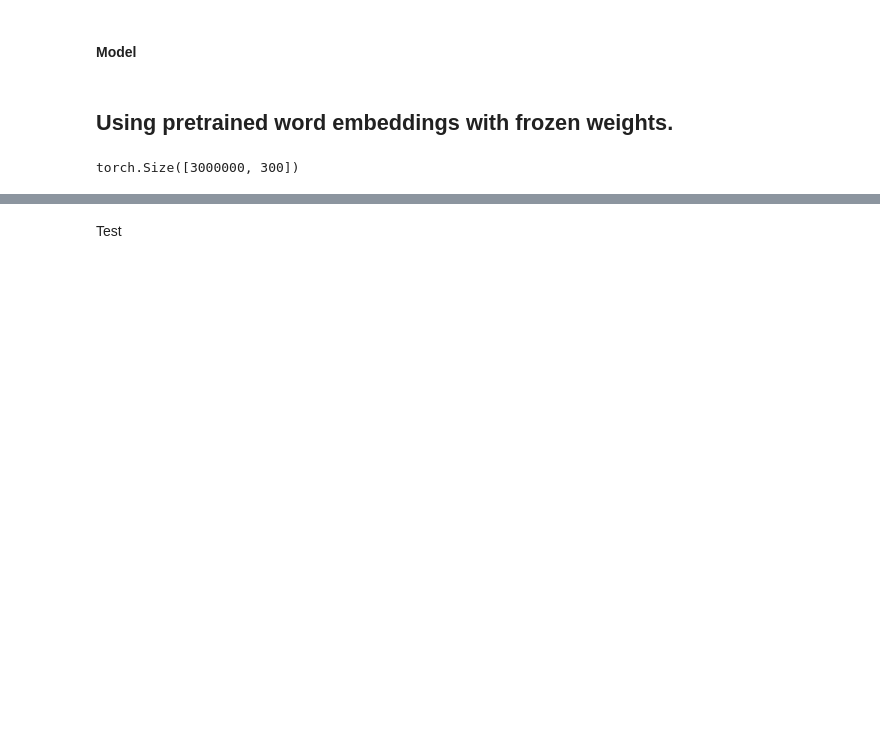
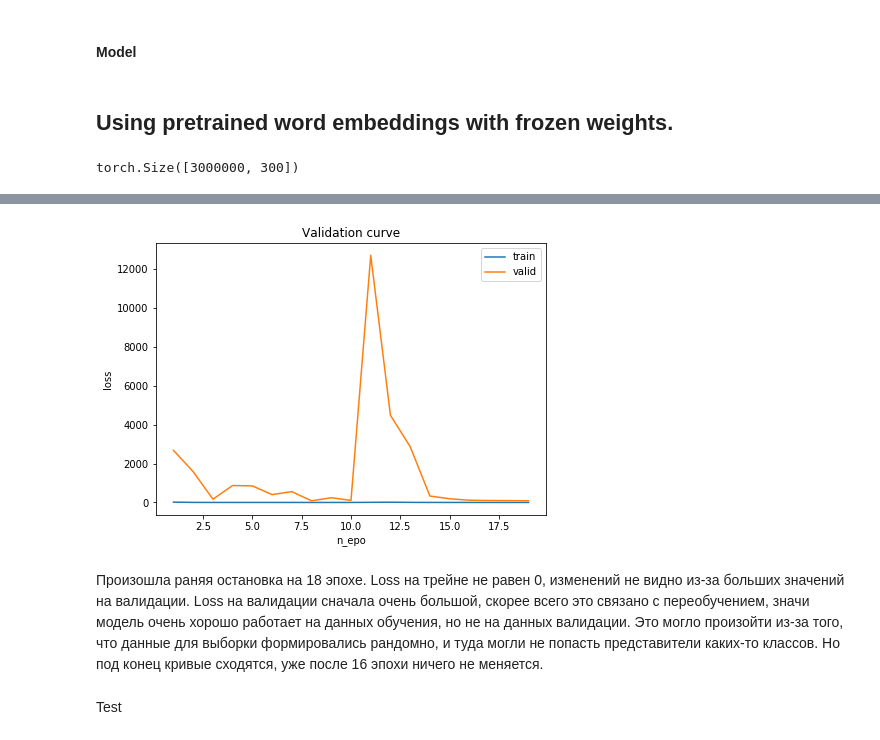
Before and after one commit to Stoneberry/CompLingv_hse, a Jupyter notebook: assignment_5_Kostyanitsyna.ipynb, the cells around one changed output, grey strips where cells are left out. Drawn from its saved outputs; the diff is of its cells as text; code cells hidden in the pictures; blank space fills up the shorter version.

```diff
--- a/assignment_5_Kostyanitsyna.ipynb
+++ b/assignment_5_Kostyanitsyna.ipynb
@@ -292,3 +321,10 @@ my_plot(10, total_lr)
+# %%
+ls_plot(total_loss)
+# %% [output]
+[figure, added]
+# %% [markdown]
+Произошла раняя остановка на 18 эпохе. Loss на трейне не равен 0, изменений не видно из-за больших значений на валидации. Loss на валидации сначала очень большой, скорее всего это связано с переобучением, значи модель очень хорошо работает на данных обучения, но не на данных валидации. Это могло произойти из-за того, что данные для выборки формировались рандомно, и туда могли не попасть представители каких-то классов.
+Но под конец кривые сходятся, уже после 16 эпохи ничего не меняется.
 # %% [markdown]
 Test
 # %%
```
Also changed, not shown: parts of 30 cells of this notebook.
